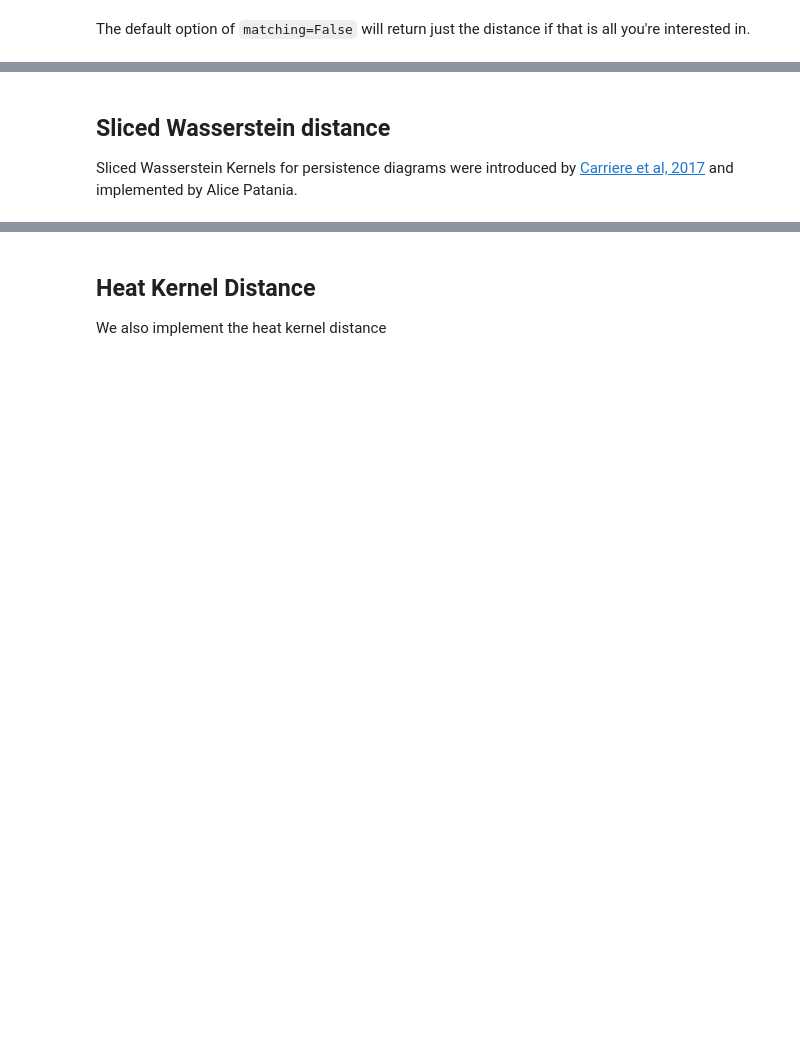
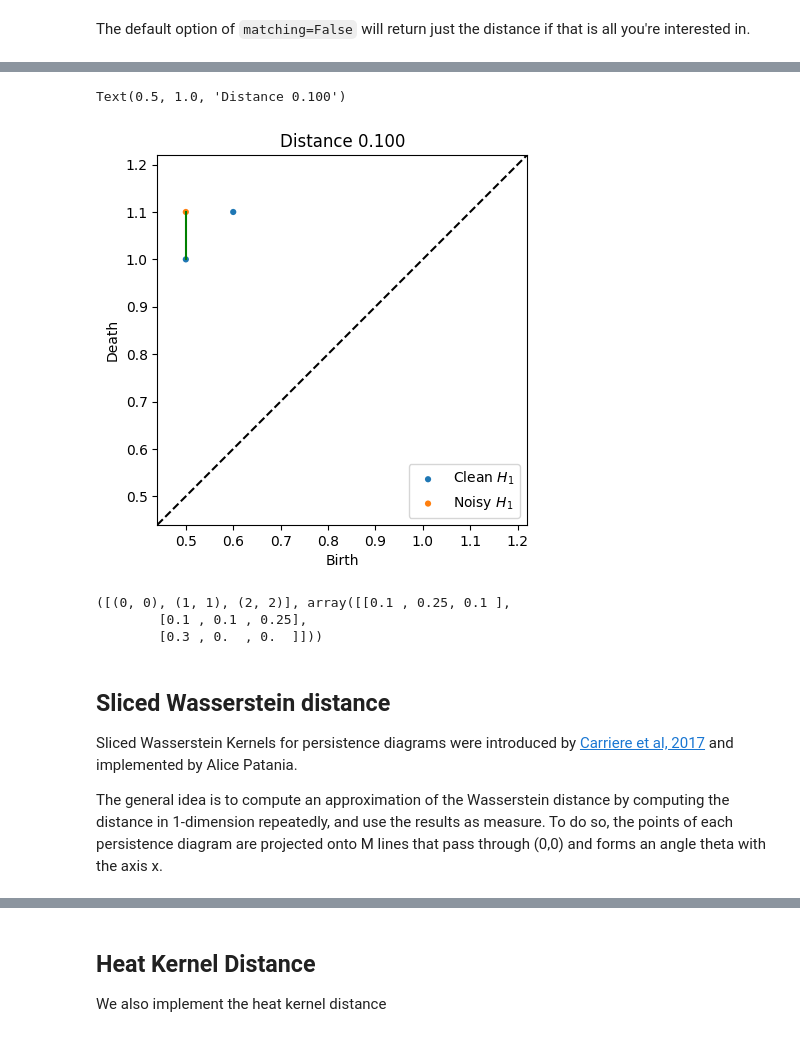
Before and after one commit to scikit-tda/persim, a Jupyter notebook: notebooks/distances.ipynb, the cells around one changed output, grey strips where cells are left out. Cells and saved outputs as stored; diff of their text form; code cells hidden in the pictures; blank space fills up the shorter version.

Commit message:
applied black, more test coverage, distance parameter explanation

```diff
--- a/notebooks/distances.ipynb
+++ b/notebooks/distances.ipynb
@@ -48,8 +49,37 @@ persim.bottleneck(dgm_clean, dgm_noisy)
+# %%
+dgm1 = np.array([
+    [0.5, 1],
+    [0.6, 1.1]
+])
+dgm2 = np.array([
+    [0.5, 1.1],
+#     [0.7,0.8]
+])
+
+d, (matching, D) = persim.bottleneck(
+    dgm1,
+    dgm2,
+    matching=True
+)
+
+persim.plot.bottleneck_matching(dgm1, dgm2, matching, D, labels=['Clean $H_1$', 'Noisy $H_1$'])
+plt.title(f"Distance {d:.3f}")
+# %% [output]
+Text(0.5, 1.0, 'Distance 0.100')
+[figure, added]
+# %%
+matching, D
+# %% [output]
+([(0, 0), (1, 1), (2, 2)], array([[0.1 , 0.25, 0.1 ],
+        [0.1 , 0.1 , 0.25],
+        [0.3 , 0.  , 0.  ]]))
 # %% [markdown]
 ## Sliced Wasserstein distance
 
 
 Sliced Wasserstein Kernels for persistence diagrams were introduced by [Carriere et al, 2017](https://arxiv.org/abs/1706.03358) and implemented by Alice Patania.
+
+The general idea is to compute an approximation of the Wasserstein distance by computing the distance in 1-dimension repeatedly, and use the results as measure. To do so, the points of each persistence diagram are projected onto M lines that pass through (0,0) and forms an angle theta with the axis x.
 # %%
 persim.sliced_wasserstein(dgm_clean, dgm_noisy)
 # %% [output]
```
Also changed, not shown: parts of 14 cells of this notebook, 11 other files.
